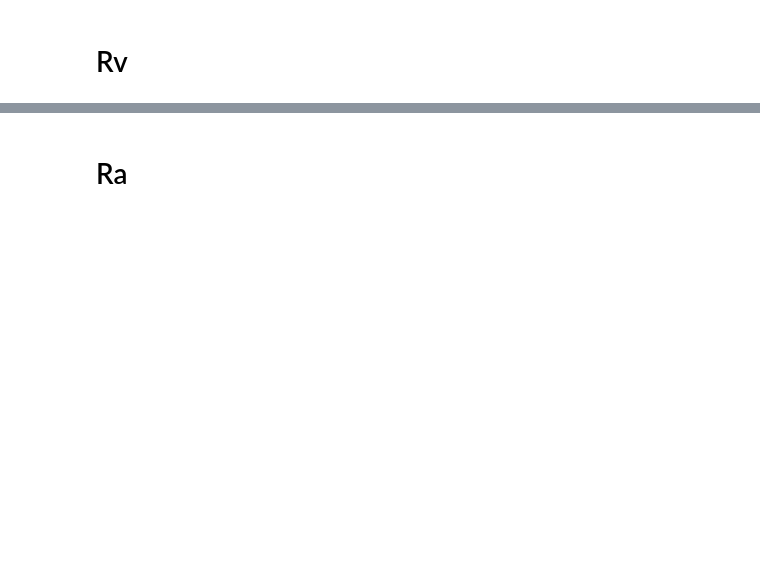
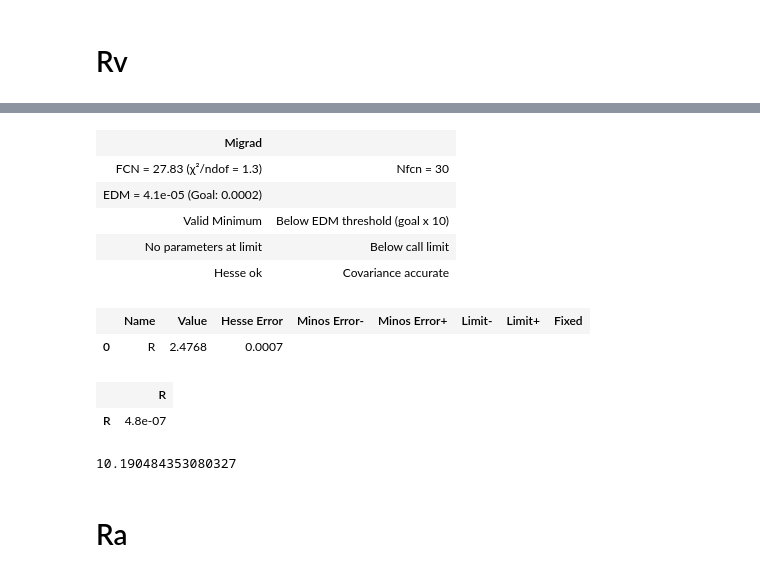
Before and after one commit to Yedi278/Lab2, a Jupyter notebook: Circuiti_1/note.ipynb, the cells around one changed output, grey strips where cells are left out. Saved outputs shown, nothing was run; the diff lists cells and outputs as text; code cells hidden in the pictures; blank space fills up the shorter version.

```diff
--- a/Circuiti_1/note.ipynb
+++ b/Circuiti_1/note.ipynb
@@ -142,2 +161,25 @@ dict_keys(['Rv', 'Ra', 'Ohm'])
+# %%
+c = LeastSquares(V_rv, I_rv, 0.01, ohm_law)
+m = Minuit(c, R=2)
+m.migrad()
+m.hesse()
+# %% [output]
+| Migrad |  |
+| FCN = 27.83 (χ²/ndof = 1.3) | Nfcn = 30 |
+| EDM = 4.1e-05 (Goal: 0.0002) |  |
+| Valid Minimum | Below EDM threshold (goal x 10) |
+| No parameters at limit | Below call limit |
+| Hesse ok | Covariance accurate |
+|  | Name | Value | Hesse Error | Minos Error- | Minos Error+ | Limit- | Limit+ | Fixed |
+| 0 | R | 2.4768 | 0.0007 |  |  |  |  |  |
+|  | R |
+| R | 4.8e-07 |
+# %%
+R2 = 3.272
+Req = m.values['R']
+
+print(R2*Req/(R2-Req))
+# %% [output]
+10.190484353080327
 # %% [markdown]
 # Ra
```
Also changed, not shown: parts of 18 cells of this notebook.
